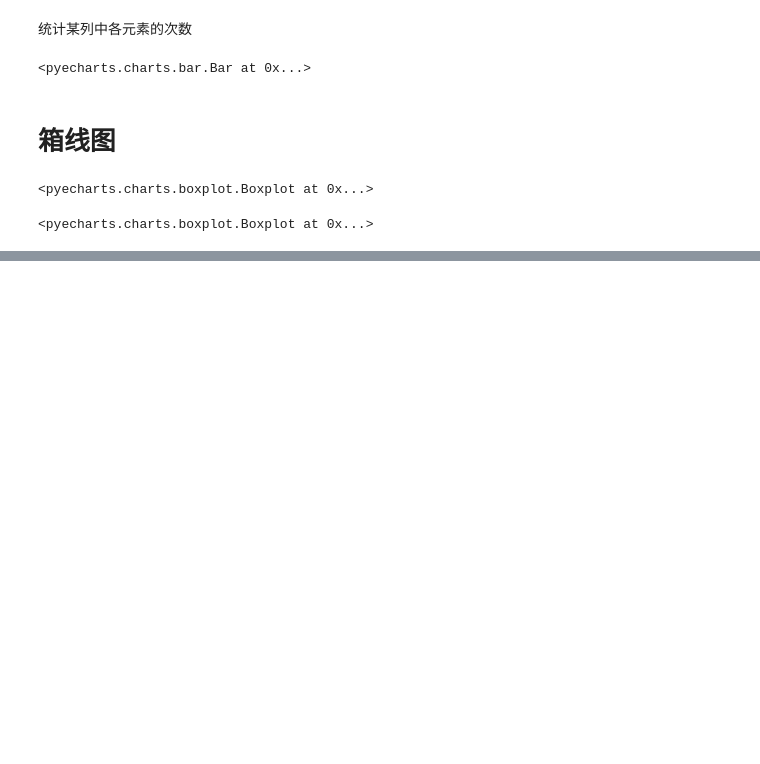
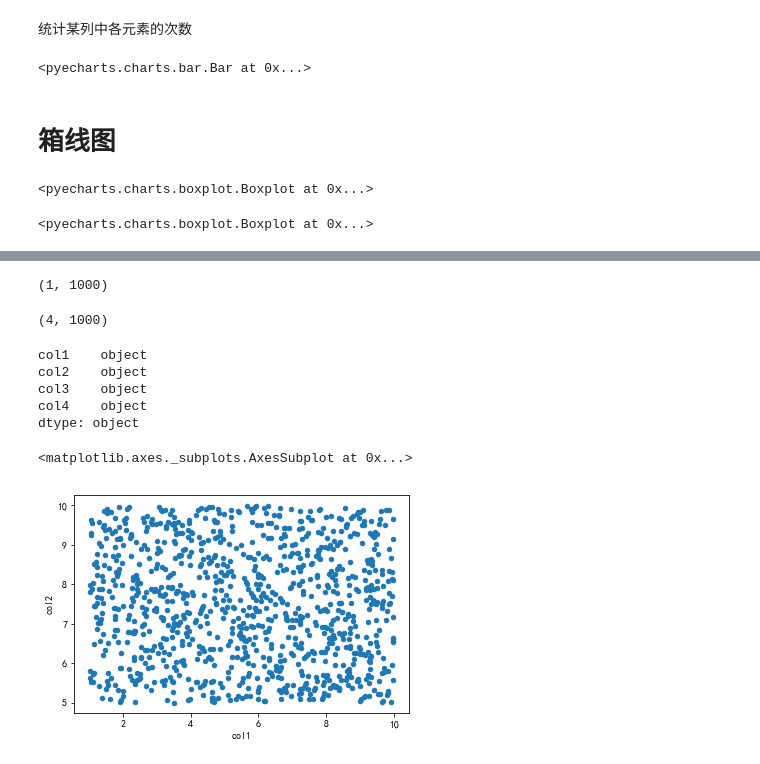
Before and after one commit to pjgao/eplot, a Jupyter notebook: examples/eplot usage example.ipynb, the cells around one changed output, grey strips where cells are left out. Cells and saved outputs as stored; diff of their text form; code cells hidden in the pictures; blank space fills up the shorter version.

```diff
--- a/examples/eplot usage example.ipynb
+++ b/examples/eplot usage example.ipynb
@@ -104,0 +113,8 @@ df.col1.eplot.box()
+# %%
+df.col1.values.reshape((1,-1)).shape
+# %% [output]
+(1, 1000)
+# %%
+df.values.T.shape
+# %% [output]
+(4, 1000)
@@ -104,0 +361,13 @@ df.col1.eplot.box()
+# %%
+df.dtypes
+# %% [output]
+col1    object
+col2    object
+col3    object
+col4    object
+dtype: object
+# %%
+df.plot.scatter(x='col1',y='col2')
+# %% [output]
+<matplotlib.axes._subplots.AxesSubplot at 0x...>
+[figure, added]
```
Also changed, not shown: parts of 18 cells of this notebook, 1 other file.
